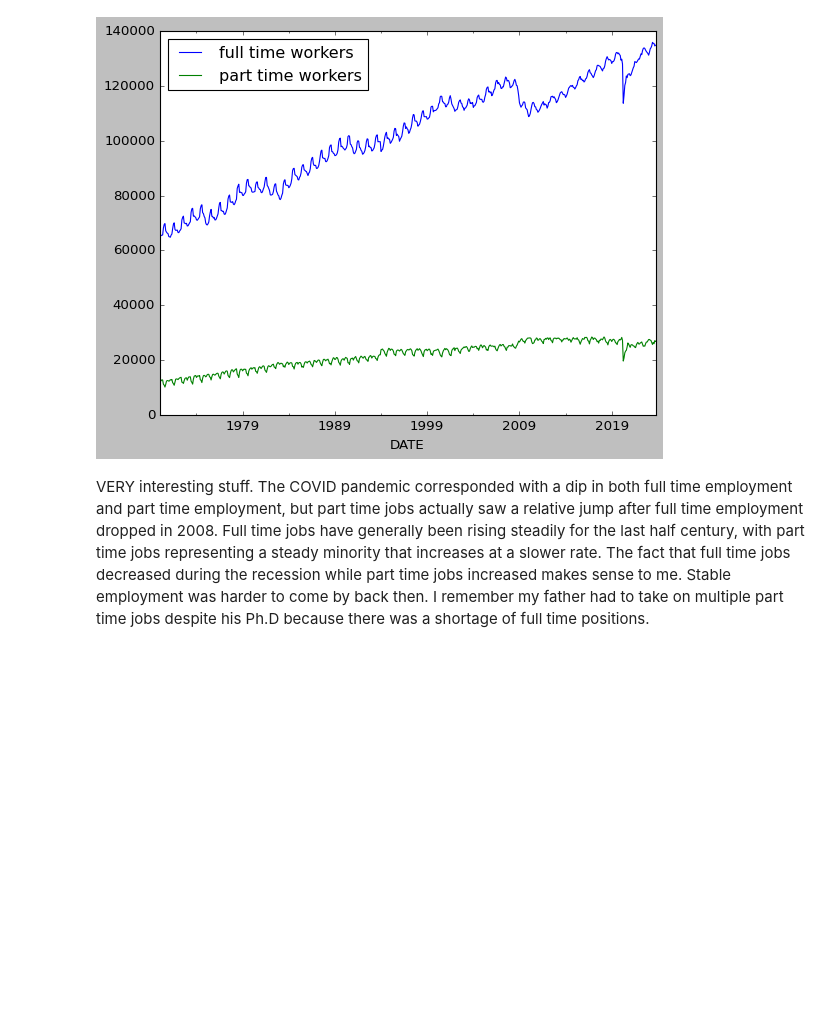
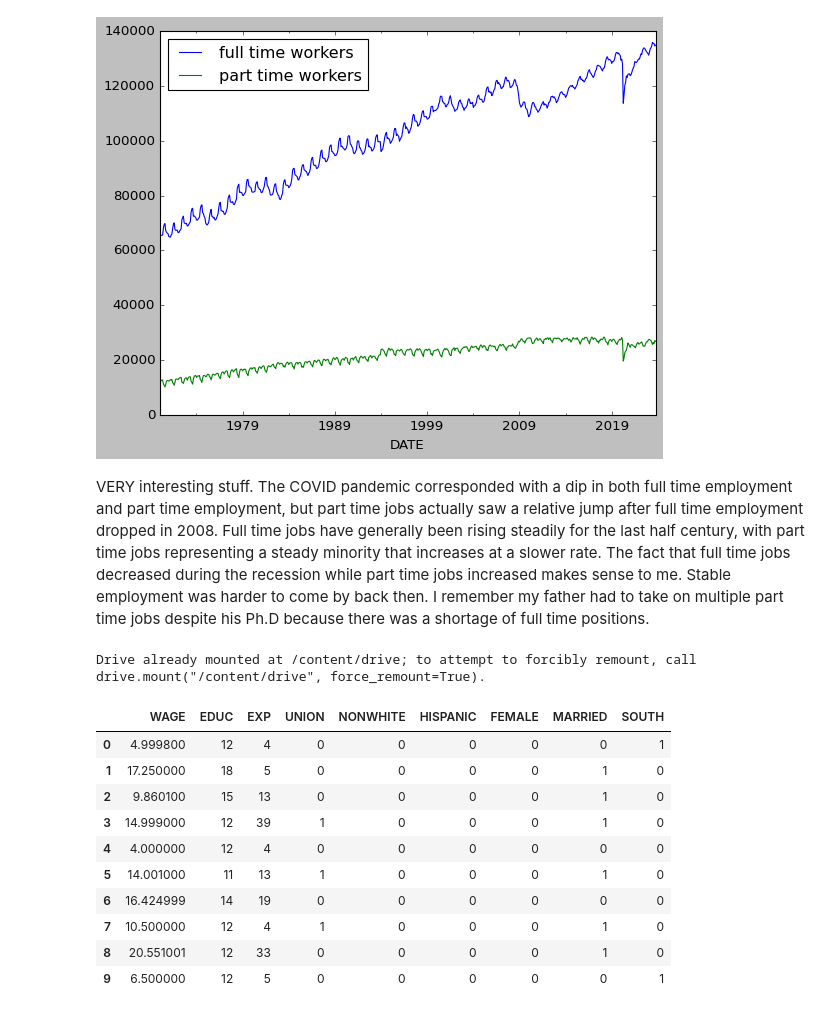
Before and after one commit to JohnPaul1278/ps4, a Jupyter notebook: ps4.ipynb, the cells around one changed output. Cells and saved outputs as stored; diff of their text form; code cells hidden in the pictures; blank space fills up the shorter version.

```diff
--- a/ps4.ipynb
+++ b/ps4.ipynb
@@ -69,3 +69,10 @@ df.plot()
 [figure]
 # %% [markdown]
 VERY interesting stuff. The COVID pandemic corresponded with a dip in both full time employment and part time employment, but part time jobs actually saw a relative jump after full time employment dropped in 2008. Full time jobs have generally been rising steadily for the last half century, with part time jobs representing a steady minority that increases at a slower rate. The fact that full time jobs decreased during the recession while part time jobs increased makes sense to me. Stable employment was harder to come by back then. I remember my father had to take on multiple part time jobs despite his Ph.D because there was a shortage of full time positions.
+# %%
+from google.colab import drive
+drive.mount('/content/drive')
+# %% [output]
+Drive already mounted at /content/drive; to attempt to forcibly remount, call drive.mount("/content/drive", force_remount=True).
+# %%
+data = pd.read_excel('/content/drive/MyDrive/wages.xls')
@@ -71,0 +81,14 @@ VERY interesting stuff. The COVID pandemic corresponded with a dip in both full
+# %%
+data[0:10]
+# %% [output]
+|  | WAGE | EDUC | EXP | UNION | NONWHITE | HISPANIC | FEMALE | MARRIED | SOUTH |
+| 0 | 4.999800 | 12 | 4 | 0 | 0 | 0 | 0 | 0 | 1 |
+| 1 | 17.250000 | 18 | 5 | 0 | 0 | 0 | 0 | 1 | 0 |
+| 2 | 9.860100 | 15 | 13 | 0 | 0 | 0 | 0 | 1 | 0 |
+| 3 | 14.999000 | 12 | 39 | 1 | 0 | 0 | 0 | 1 | 0 |
+| 4 | 4.000000 | 12 | 4 | 0 | 0 | 0 | 0 | 0 | 0 |
+| 5 | 14.001000 | 11 | 13 | 1 | 0 | 0 | 0 | 1 | 0 |
+| 6 | 16.424999 | 14 | 19 | 0 | 0 | 0 | 0 | 0 | 0 |
+| 7 | 10.500000 | 12 | 4 | 1 | 0 | 0 | 0 | 1 | 0 |
+| 8 | 20.551001 | 12 | 33 | 0 | 0 | 0 | 0 | 1 | 0 |
+| 9 | 6.500000 | 12 | 5 | 0 | 0 | 0 | 0 | 0 | 1 |
```
Also changed, not shown: parts of 18 cells of this notebook.
